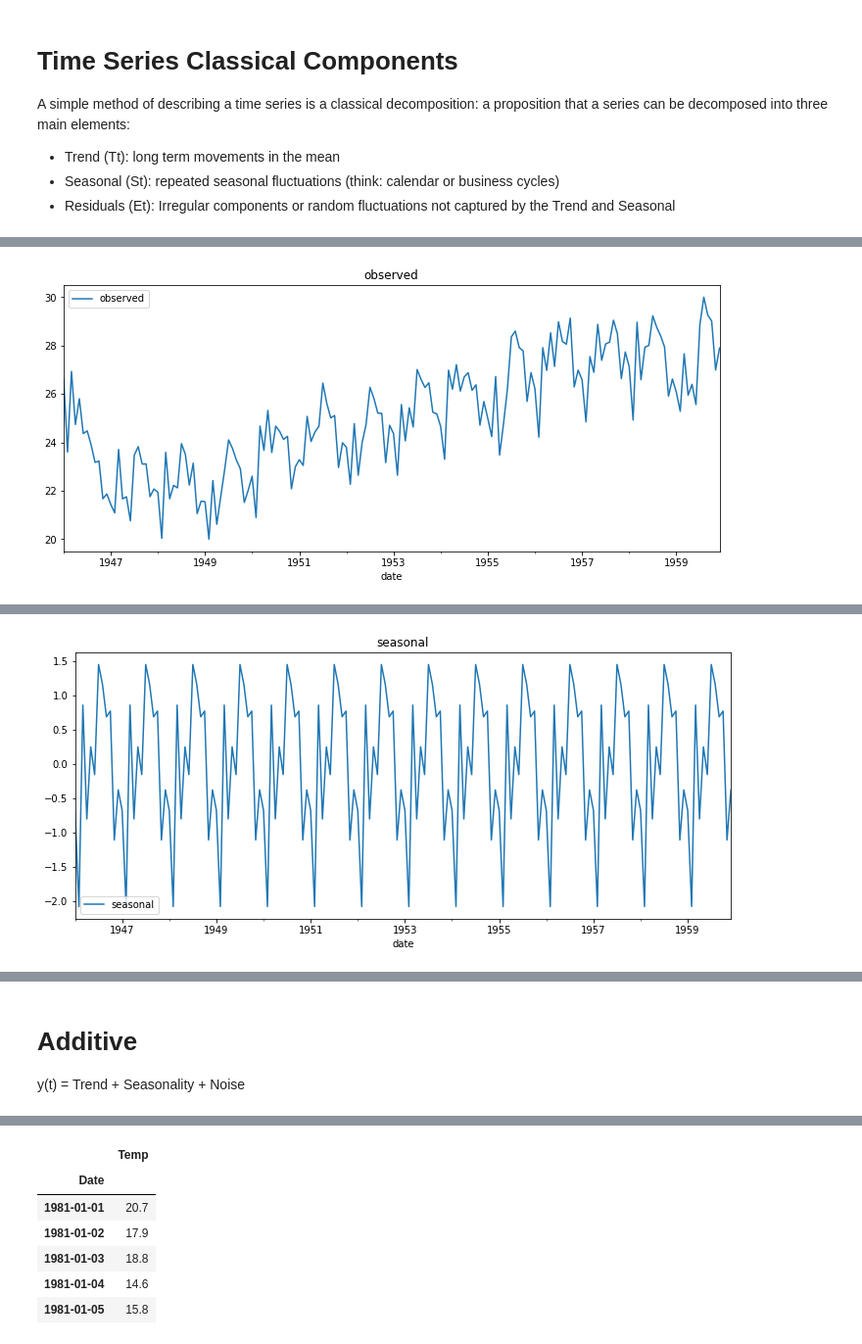
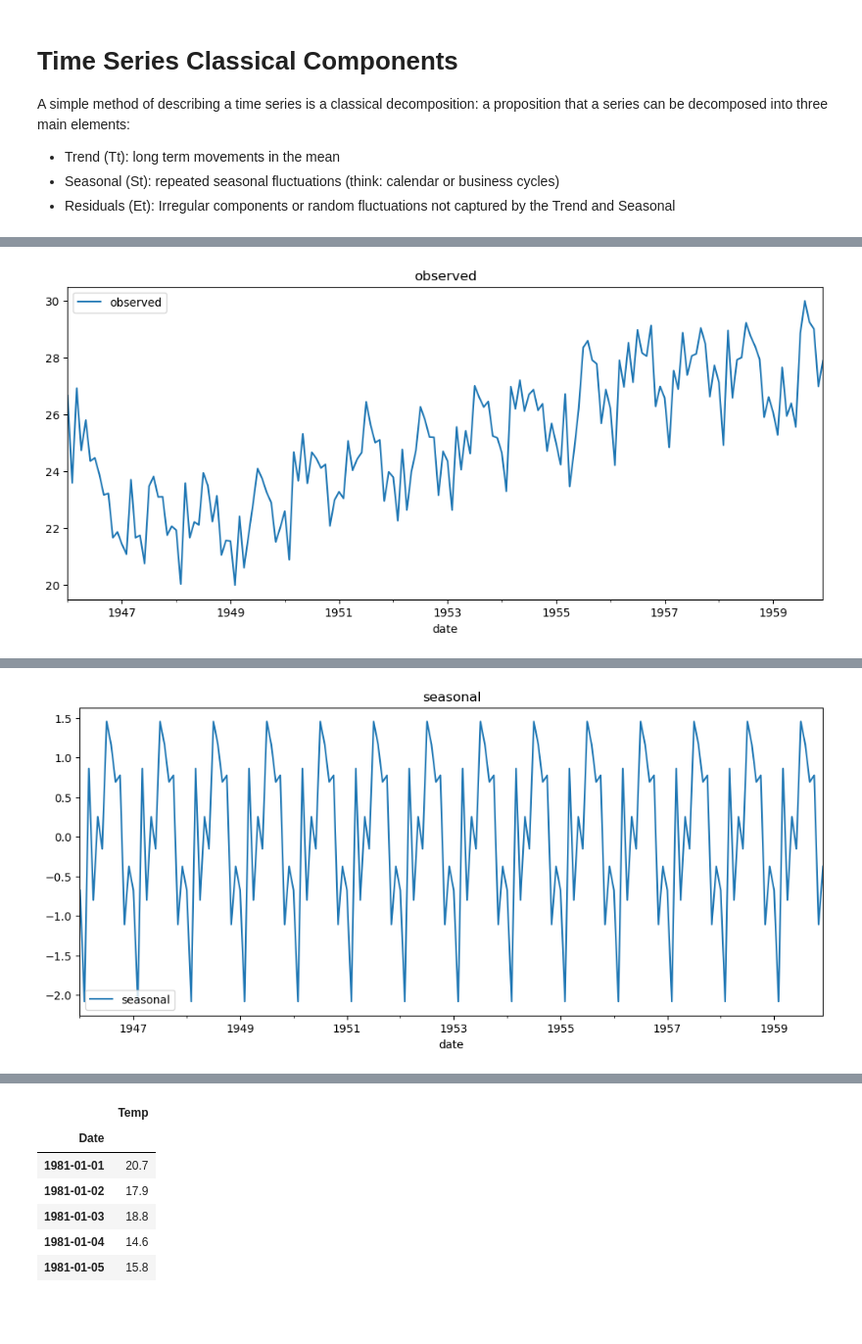
Before and after one commit to ramadnsyh/intro-to-ts, a Jupyter notebook: Part 1 - Introduction to Time Series Components.ipynb, the cells around one changed output, grey strips where cells are left out. Shown at 98% size. Cells and saved outputs as stored; diff of their text form; code cells hidden in the pictures; blank space fills up the shorter version.

```diff
--- a/Part 1 - Introduction to Time Series Components.ipynb
+++ b/Part 1 - Introduction to Time Series Components.ipynb
@@ -37,19 +57,15 @@ A simple method of describing a time series is a classical decomposition: a prop
 # %%
 decomposed_df = df.copy()
-result = seasonal_decompose(decomposed_df.births, model='additive', freq=12)
+result = seasonal_decompose(decomposed_df.births, model='additive', period=12)
 decomposed_df["trend"] = result.trend
 decomposed_df["seasonal"] = result.seasonal
 decomposed_df["resid"] = result.resid
 decomposed_df["observed"] = result.observed
 
 for col in ["observed", "trend", "seasonal", "resid"]:
     decomposed_df.plot(y=col, figsize=(12, 5), title=col)
 # %% [output]
-[figure, old version]
+[figure, new version]
 [figure]
-[figure, old version]
+[figure, new version]
 [figure]
-# %% [markdown]
-# Additive
-
-y(t) = Trend + Seasonality + Noise
```
Also changed, not shown: parts of 37 cells of this notebook, 9 other files.
